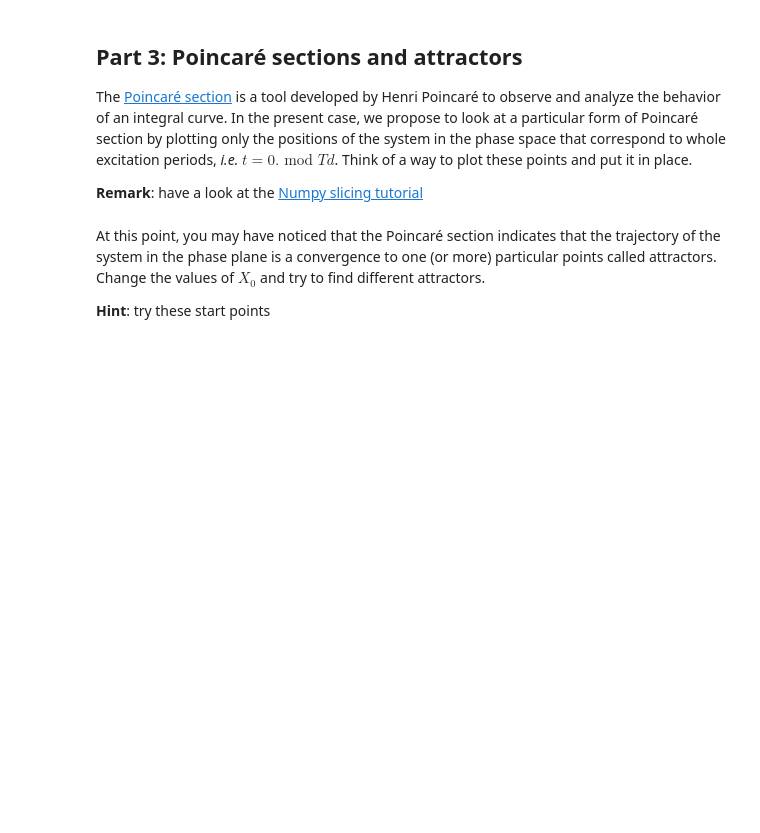
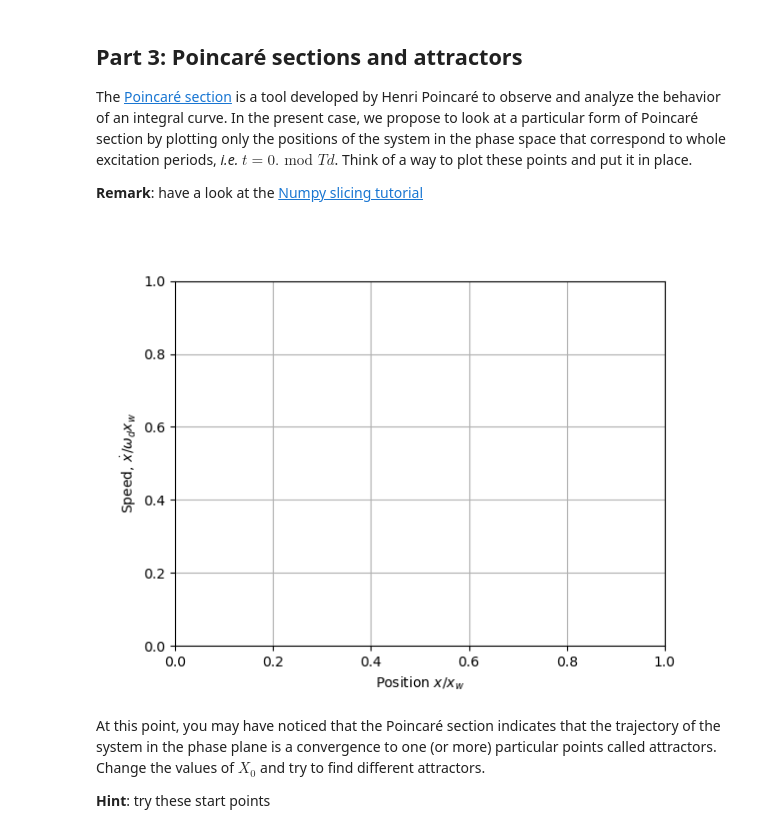
Before and after one commit to symmeHub/positron, a Jupyter notebook: _sources/ode/exercises/tutorials/duffing_oscillator.ipynb, the cells around one changed output. Drawn from its saved outputs; the diff is of its cells as text; code cells hidden in the pictures; blank space fills up the shorter version.

```diff
--- a/_sources/ode/exercises/tutorials/duffing_oscillator.ipynb
+++ b/_sources/ode/exercises/tutorials/duffing_oscillator.ipynb
@@ -141,18 +190,20 @@ Think of a way to plot these points and put it in place.
 **Remark**: have a look at the [Numpy slicing tutorial](https://numpy.org/doc/stable/user/basics.indexing.html#slicing-and-striding)
 # %%
 # POINCARE SECTION
-# xp =
-# dotxp =
+# xp = # COMPLETE
+# dotx =  # COMPLETE
 
 plt.figure()
-# plt.scatter(xp/xpit, dotxp/(xpit*omega0), marker="o", s = 5, color = "r", label = "Poincaré Section")
-# plt.scatter(xp[-5:]/xpit, dotxp[-5:]/(xpit*omega0), marker="o", s = 30, color = "b", label = "Attractors")
+# plt.scatter(xp/xw, dotxp/(xw*w0), marker="o", s = 5, color = "r", label = "Poincaré Section")
+# plt.scatter(xp[-5:]/xw, dotxp[-5:]/(xw*w0), marker="o", s = 30, color = "b", label = "Attractors")
 plt.grid()
 # plt.legend()
-plt.xlabel("Position $x/x_{pit}$")
-plt.ylabel("Speed, $\dot x / {\omega_d x_{pit}}$")
+plt.xlabel("Position $x/x_{w}$")
+plt.ylabel("Speed, $\dot x / {\omega_d x_{w}}$")
 plt.show()
 # plt.close("all")
+# %% [output]
+[figure, added]
 # %% [markdown]
 At this point, you may have noticed that the Poincaré section indicates that the trajectory of the system in the phase plane is a convergence to one (or more) particular points called attractors. Change the values of $X_0$ and try to find different attractors.
 
```
Also changed, not shown: parts of 13 cells of this notebook, 11 other files.
